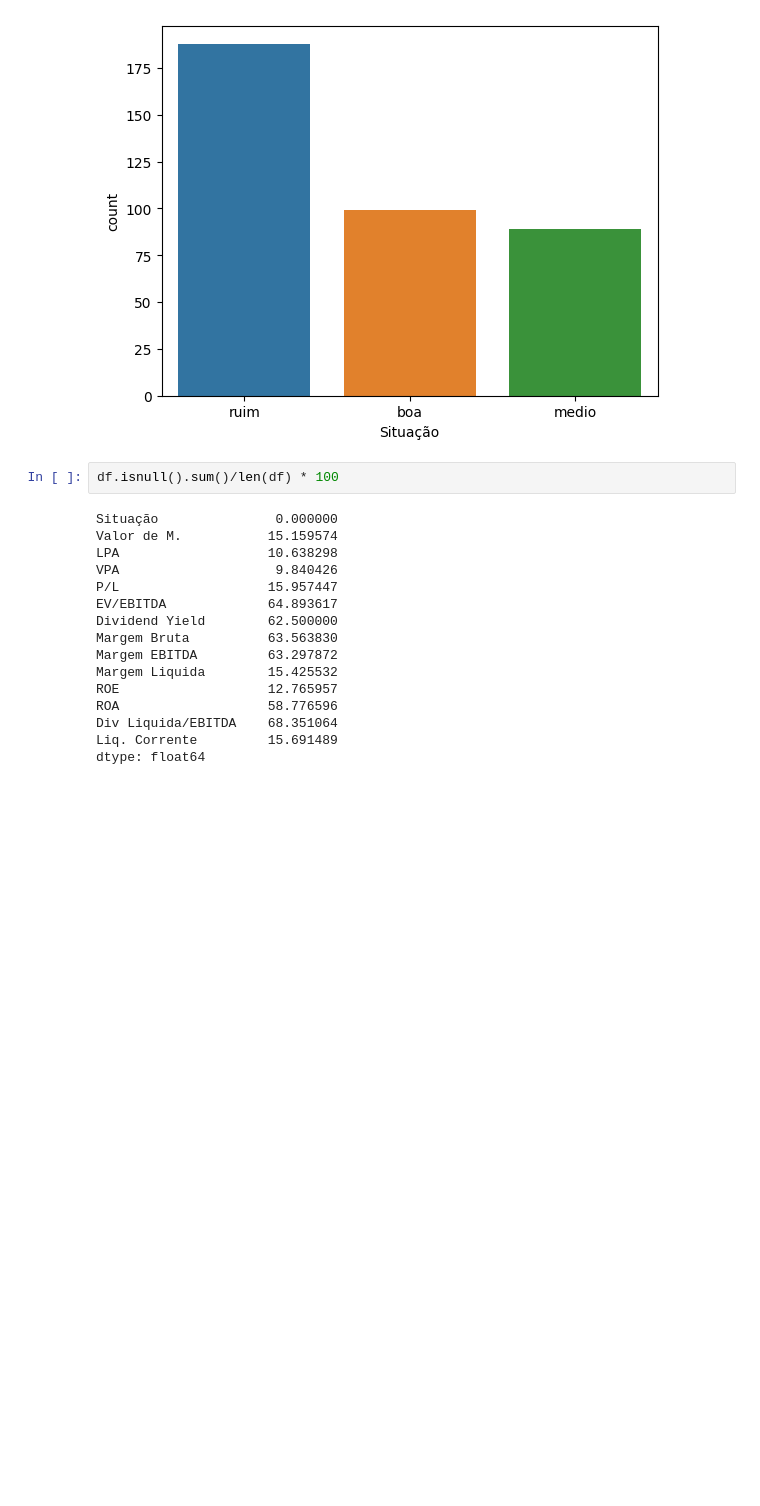
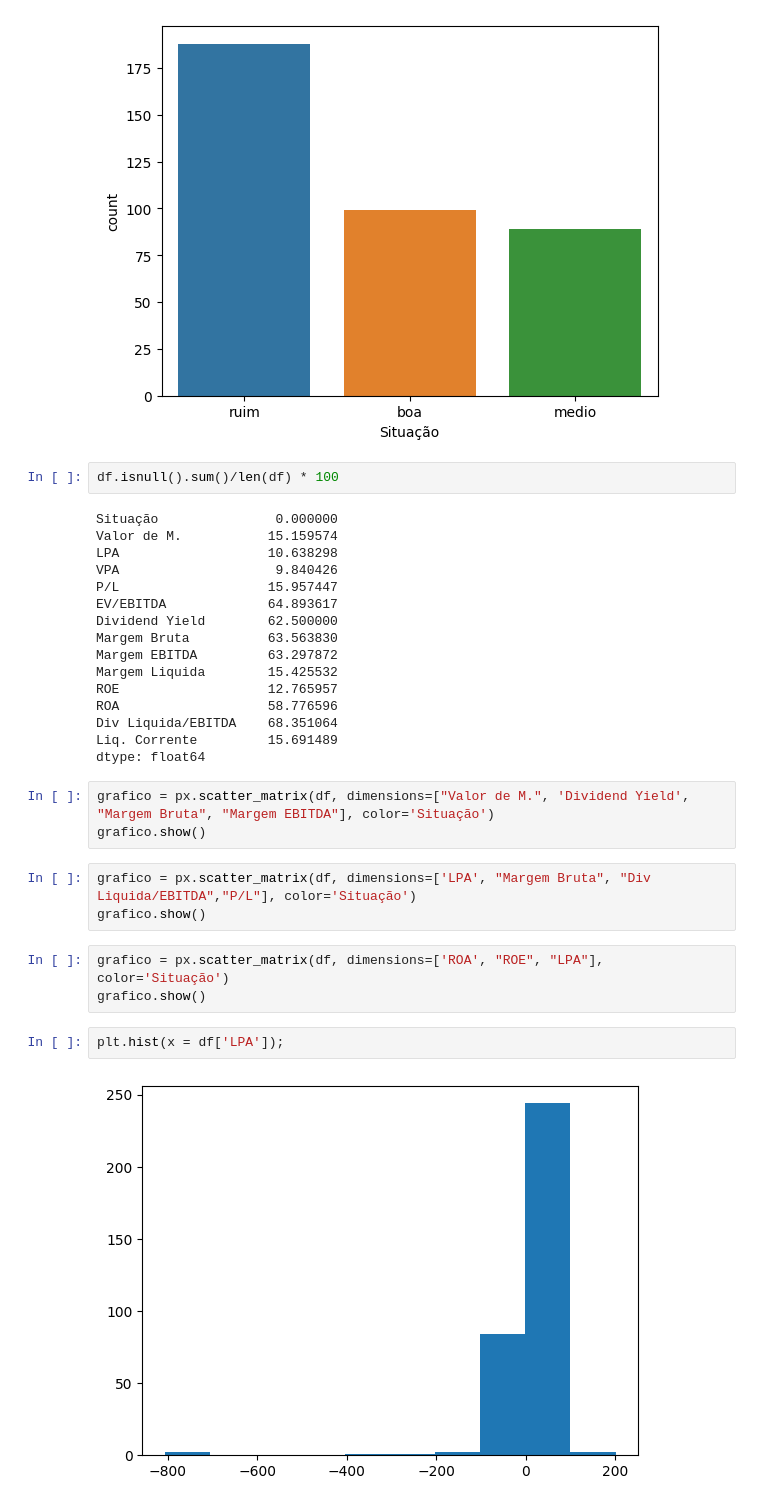
Before and after one commit to MessiasOli/aula_am_acoes, a Jupyter notebook: tratativa-dados.ipynb, the cells around one changed output. Saved outputs shown, nothing was run; the diff lists cells and outputs as text; blank space fills up the shorter version.

```diff
--- a/tratativa-dados.ipynb
+++ b/tratativa-dados.ipynb
@@ -100,3 +102,16 @@ ROA                   58.776596
 Div Liquida/EBITDA    68.351064
 Liq. Corrente         15.691489
 dtype: float64
+# %%
+grafico = px.scatter_matrix(df, dimensions=["Valor de M.", 'Dividend Yield', "Margem Bruta", "Margem EBITDA"], color='Situação')
+grafico.show()
+# %%
+grafico = px.scatter_matrix(df, dimensions=['LPA', "Margem Bruta", "Div Liquida/EBITDA","P/L"], color='Situação')
+grafico.show()
+# %%
+grafico = px.scatter_matrix(df, dimensions=['ROA', "ROE", "LPA"], color='Situação')
+grafico.show()
+# %%
+plt.hist(x = df['LPA']);
+# %% [output]
+[figure, added]
```
Also changed, not shown: parts of 2 cells of this notebook.
